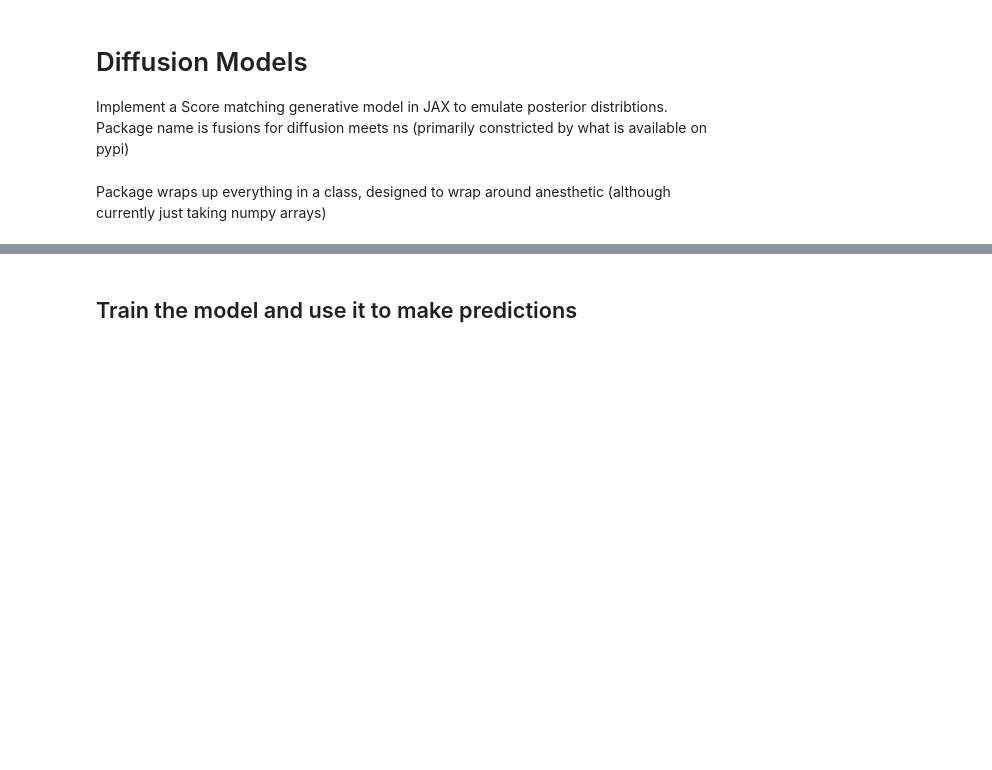
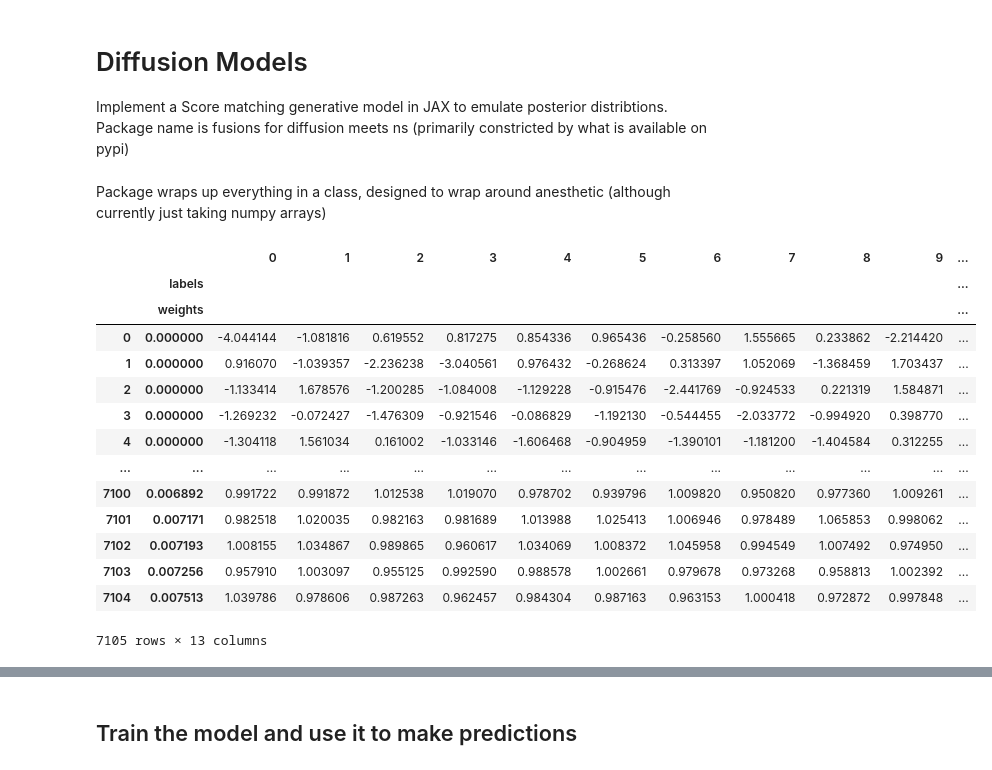
Before and after one commit to yallup/fusions, a Jupyter notebook: tutorial_nested.ipynb, the cells around one changed output, grey strips where cells are left out. Drawn from its saved outputs; the diff is of its cells as text; code cells hidden in the pictures; blank space fills up the shorter version.

```diff
--- a/tutorial_nested.ipynb
+++ b/tutorial_nested.ipynb
@@ -14,5 +14,23 @@ chains=ns.read_chains("gaussian")
 dims=5
 model = NestedDiffusionModel(chains,steps=1000)
+# %%
+chains
+# %% [output]
+|  |  | 0 | 1 | 2 | 3 | 4 | 5 | 6 | 7 | 8 | 9 | ... |
+|  | labels |  |  |  |  |  |  |  |  |  |  | ... |
+|  | weights |  |  |  |  |  |  |  |  |  |  | ... |
+| 0 | 0.000000 | -4.044144 | -1.081816 | 0.619552 | 0.817275 | 0.854336 | 0.965436 | -0.258560 | 1.555665 | 0.233862 | -2.214420 | ... |
+| 1 | 0.000000 | 0.916070 | -1.039357 | -2.236238 | -3.040561 | 0.976432 | -0.268624 | 0.313397 | 1.052069 | -1.368459 | 1.703437 | ... |
+| 2 | 0.000000 | -1.133414 | 1.678576 | -1.200285 | -1.084008 | -1.129228 | -0.915476 | -2.441769 | -0.924533 | 0.221319 | 1.584871 | ... |
+| 3 | 0.000000 | -1.269232 | -0.072427 | -1.476309 | -0.921546 | -0.086829 | -1.192130 | -0.544455 | -2.033772 | -0.994920 | 0.398770 | ... |
+| 4 | 0.000000 | -1.304118 | 1.561034 | 0.161002 | -1.033146 | -1.606468 | -0.904959 | -1.390101 | -1.181200 | -1.404584 | 0.312255 | ... |
+| ... | ... | ... | ... | ... | ... | ... | ... | ... | ... | ... | ... | ... |
+| 7100 | 0.006892 | 0.991722 | 0.991872 | 1.012538 | 1.019070 | 0.978702 | 0.939796 | 1.009820 | 0.950820 | 0.977360 | 1.009261 | ... |
+| 7101 | 0.007171 | 0.982518 | 1.020035 | 0.982163 | 0.981689 | 1.013988 | 1.025413 | 1.006946 | 0.978489 | 1.065853 | 0.998062 | ... |
+| 7102 | 0.007193 | 1.008155 | 1.034867 | 0.989865 | 0.960617 | 1.034069 | 1.008372 | 1.045958 | 0.994549 | 1.007492 | 0.974950 | ... |
+| 7103 | 0.007256 | 0.957910 | 1.003097 | 0.955125 | 0.992590 | 0.988578 | 1.002661 | 0.979678 | 0.973268 | 0.958813 | 1.002392 | ... |
+| 7104 | 0.007513 | 1.039786 | 0.978606 | 0.987263 | 0.962457 | 0.984304 | 0.987163 | 0.963153 | 1.000418 | 0.972872 | 0.997848 | ... |
+7105 rows × 13 columns
 # %%
 a=chains.set_beta(0.0).plot_2d(np.arange(dims))
 a=chains.plot_2d(a);
```
Also changed, not shown: parts of 13 cells of this notebook, 3 other files.
